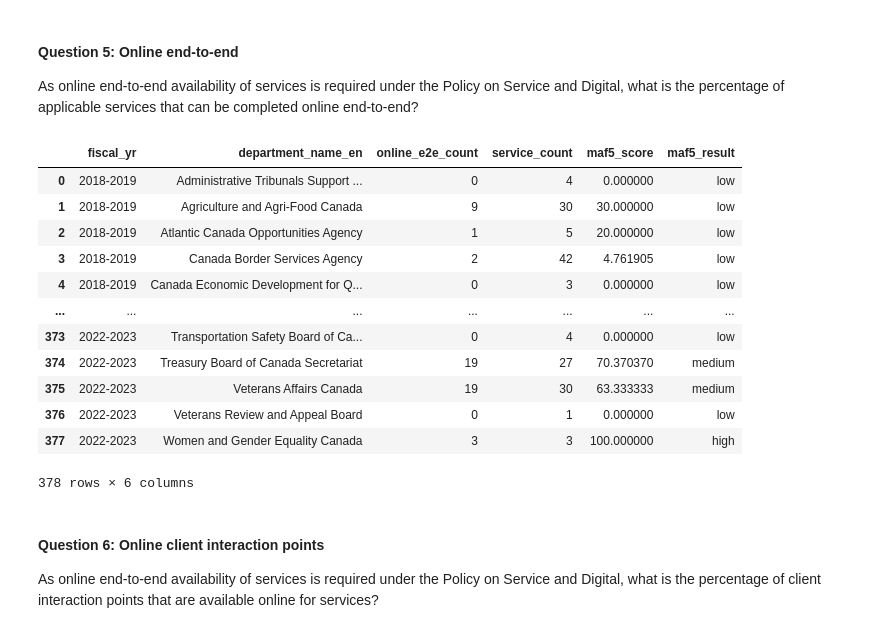
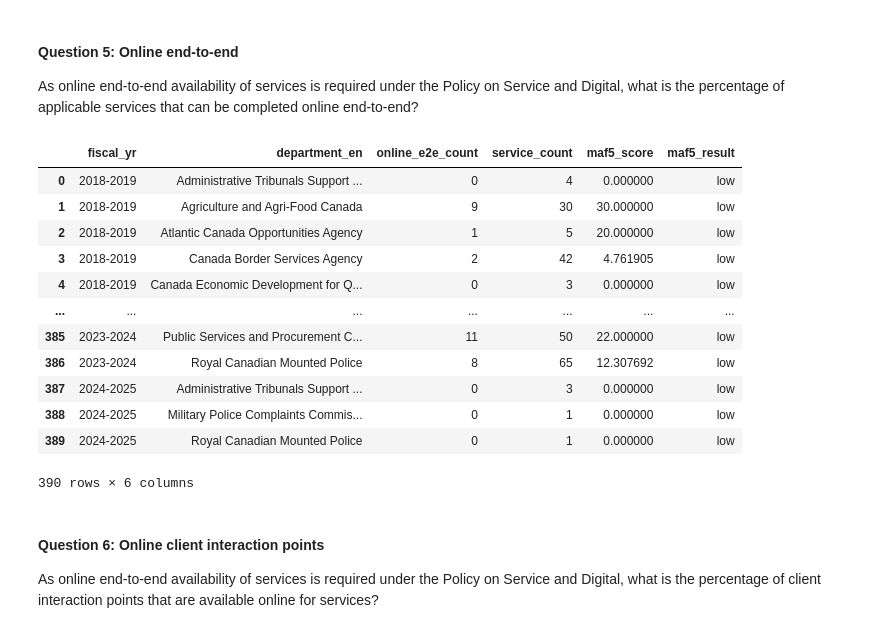
Before and after one commit to gcperformance/service-data, a Jupyter notebook: gc-service-data-script.ipynb, the cells around one changed output. Drawn from its saved outputs; the diff is of its cells as text; code cells hidden in the pictures.

```diff
--- a/gc-service-data-script.ipynb
+++ b/gc-service-data-script.ipynb
@@ -162,6 +181,25 @@ Columns only in 2024: {'program_id', 'owner_org_title', 'automated_decision_syst
 # Add org_id to both datasets
 si_2018_tidy = pd.merge(si_2018, org_var, left_on='department_name_en', right_on='org_name_variant')
 si_2024_tidy = pd.merge(si_2024, org_var, left_on='owner_org', right_on='org_name_variant')
+
+# Drop specific org name fields from both
+si_2018_tidy = si_2018_tidy.drop(columns=['department_name_en', 'department_name_fr'])
+si_2024_tidy = si_2024_tidy.drop(columns=['owner_org', 'owner_org_title'])
+
+# Merge in en/fr department names from dept table
+si_2018_tidy = pd.merge(
+    si_2018_tidy,
+    dept,
+    on='org_id',
+    how='left'
+)
+
+si_2024_tidy = pd.merge(
+    si_2024_tidy,
+    dept,
+    on='org_id',
+    how='left'
+)
 
 # Add program_id to 2018 dataset
 # Collapse all the program id's in the serv_prog table for unique combinations of fiscal_yr and service_id
@@ -563,62 +636,62 @@ GCSS review field is no longer being collected as of 2023-24 dataset
 As online end-to-end availability of services is required under the Policy on Service and Digital, what is the percentage of applicable services that can be completed online end-to-end?
 # %%
 oip_cols = [
-    'e_registration',
-    'e_authentication',
-    'e_application',
-    'e_decision',
-    'e_issuance',
-    'e_feedback'
+    'os_account_registration',
+    'os_authentication',
+    'os_application',
+    'os_decision',
+    'os_issuance',
+    'os_issue_resolution_feedback',
 ]
 
 # Melt the DataFrame
-maf5 = pd.melt(si, id_vars=['fiscal_yr', 'service_id', 'department_name_en'], value_vars=oip_cols, var_name='online_interaction_point', value_name='activation')
+maf5 = pd.melt(si, id_vars=['fiscal_yr', 'service_id', 'department_en'], value_vars=oip_cols, var_name='online_interaction_point', value_name='activation')
 
 # Create boolean columns for activation states
 maf5['activation_y'] = (maf5['activation'] == 'Y')
 maf5['activation_n'] = (maf5['activation'] == 'N')
 maf5['activation_nan'] = maf5['activation'].isna()
 
 # Group by and sum the activation columns
-maf5 = maf5.groupby(['fiscal_yr', 'department_name_en', 'service_id'])[['activation_y', 'activation_n', 'activation_nan']].sum().reset_index()
+maf5 = maf5.groupby(['fiscal_yr', 'department_en', 'service_id'])[['activation_y', 'activation_n', 'activation_nan']].sum().reset_index()
 
 # Determine conditions for online_e2e
 conditions = [
     (maf5['activation_nan'] == 6),  # All interaction points are NaN
     (maf5['activation_n'] > 0)      # Some interaction points are 'N'
 ]
 choices = [None, False]
 
 maf5['online_e2e'] = np.select(conditions, choices, default=True).astype(bool)
 
 # remove all Nan/Nones
 maf5 = maf5.dropna(subset=['online_e2e'])
 
 # Determine department-level counts for online e2e services and all services
-maf5 = maf5.groupby(['fiscal_yr', 'department_name_en']).agg(
+maf5 = maf5.groupby(['fiscal_yr', 'department_en']).agg(
     online_e2e_count=('online_e2e', 'sum'), # this is wizardry to me... still not sure what is happening
     service_count=('service_id', 'nunique')
 ).reset_index()
 
 # Determine score and associated result
 maf5['maf5_score'] = (maf5['online_e2e_count']/maf5['service_count'])*100
 maf5['maf5_result'] = pd.cut(maf5['maf5_score'], bins=score_bins, labels=score_results, right=False)
 
 maf5
 # %% [output]
-|  | fiscal_yr | department_name_en | online_e2e_count | service_count | maf5_score | maf5_result |
+|  | fiscal_yr | department_en | online_e2e_count | service_count | maf5_score | maf5_result |
 | 0 | 2018-2019 | Administrative Tribunals Support ... | 0 | 4 | 0.000000 | low |
 | 1 | 2018-2019 | Agriculture and Agri-Food Canada | 9 | 30 | 30.000000 | low |
 | 2 | 2018-2019 | Atlantic Canada Opportunities Agency | 1 | 5 | 20.000000 | low |
 | 3 | 2018-2019 | Canada Border Services Agency | 2 | 42 | 4.761905 | low |
 | 4 | 2018-2019 | Canada Economic Development for Q... | 0 | 3 | 0.000000 | low |
 | ... | ... | ... | ... | ... | ... | ... |
-| 373 | 2022-2023 | Transportation Safety Board of Ca... | 0 | 4 | 0.000000 | low |
-| 374 | 2022-2023 | Treasury Board of Canada Secretariat | 19 | 27 | 70.370370 | medium |
-| 375 | 2022-2023 | Veterans Affairs Canada | 19 | 30 | 63.333333 | medium |
-| 376 | 2022-2023 | Veterans Review and Appeal Board | 0 | 1 | 0.000000 | low |
-| 377 | 2022-2023 | Women and Gender Equality Canada | 3 | 3 | 100.000000 | high |
+| 385 | 2023-2024 | Public Services and Procurement C... | 11 | 50 | 22.000000 | low |
+| 386 | 2023-2024 | Royal Canadian Mounted Police | 8 | 65 | 12.307692 | low |
+| 387 | 2024-2025 | Administrative Tribunals Support ... | 0 | 3 | 0.000000 | low |
+| 388 | 2024-2025 | Military Police Complaints Commis... | 0 | 1 | 0.000000 | low |
+| 389 | 2024-2025 | Royal Canadian Mounted Police | 0 | 1 | 0.000000 | low |
-378 rows × 6 columns
+390 rows × 6 columns
 # %% [markdown]
 #### Question 6: Online client interaction points
 As online end-to-end availability of services is required under the Policy on Service and Digital, what is the percentage of client interaction points that are available online for services?
```
Also changed, not shown: parts of 28 cells of this notebook.
